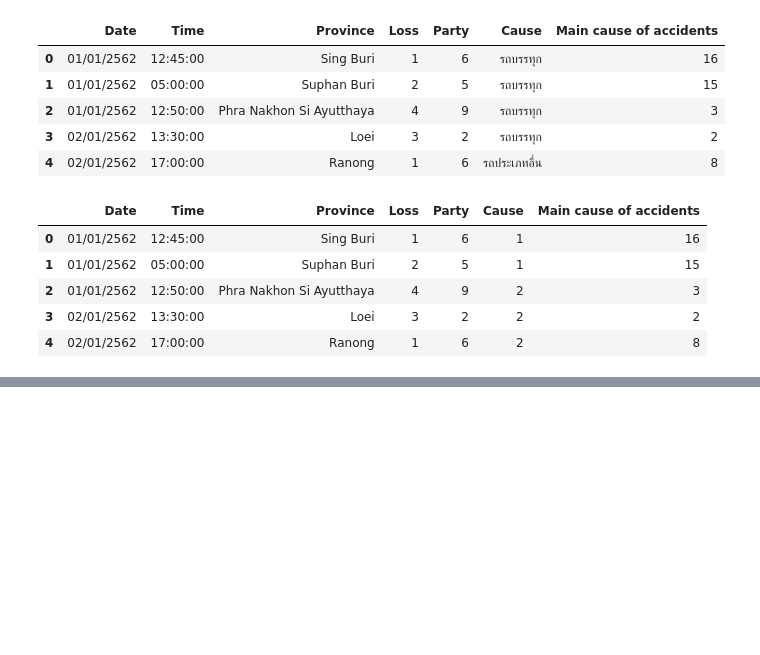
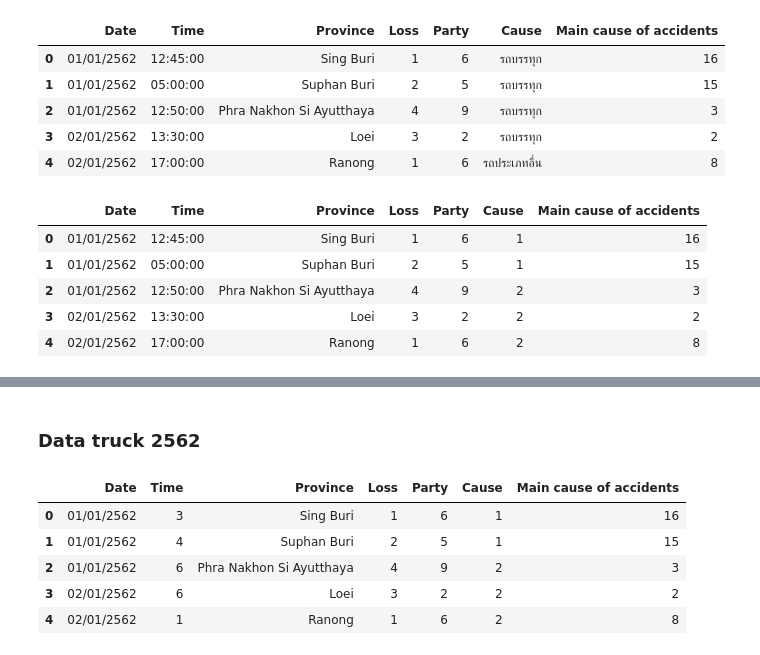
Before and after one commit to Aingon14/BSC_DPDM23, a Jupyter notebook: Group_project2.ipynb, the cells around one changed output, grey strips where cells are left out. Saved outputs shown, nothing was run; the diff lists cells and outputs as text; code cells hidden in the pictures; blank space fills up the shorter version.

```diff
--- a/Group_project2.ipynb
+++ b/Group_project2.ipynb
@@ -547,0 +705,3 @@ data_truck_62222.head()
+# %%
+data_truck_62222['Time'] = time_labels2
+print(data_truck_62222)
@@ -547,0 +750,11 @@ data_truck_62222.head()
+# %% [markdown]
+### Data truck 2562
+# %%
+data_truck_62222.head()
+# %% [output]
+|  | Date | Time | Province | Loss | Party | Cause | Main cause of accidents |
+| 0 | 01/01/2562 | 3 | Sing Buri | 1 | 6 | 1 | 16 |
+| 1 | 01/01/2562 | 4 | Suphan Buri | 2 | 5 | 1 | 15 |
+| 2 | 01/01/2562 | 6 | Phra Nakhon Si Ayutthaya | 4 | 9 | 2 | 3 |
+| 3 | 02/01/2562 | 6 | Loei | 3 | 2 | 2 | 2 |
+| 4 | 02/01/2562 | 1 | Ranong | 1 | 6 | 2 | 8 |
```
Also changed, not shown: parts of 17 cells of this notebook.
